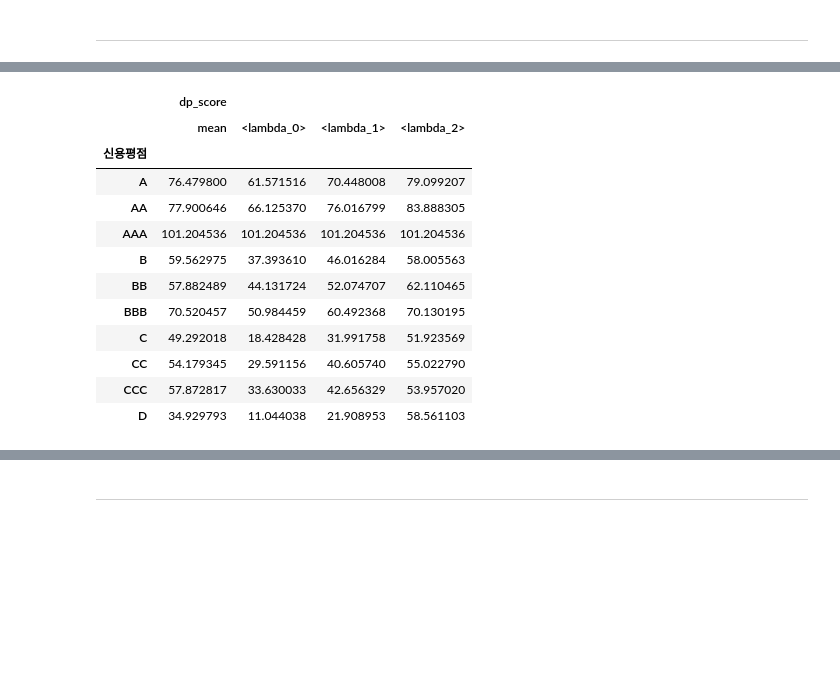
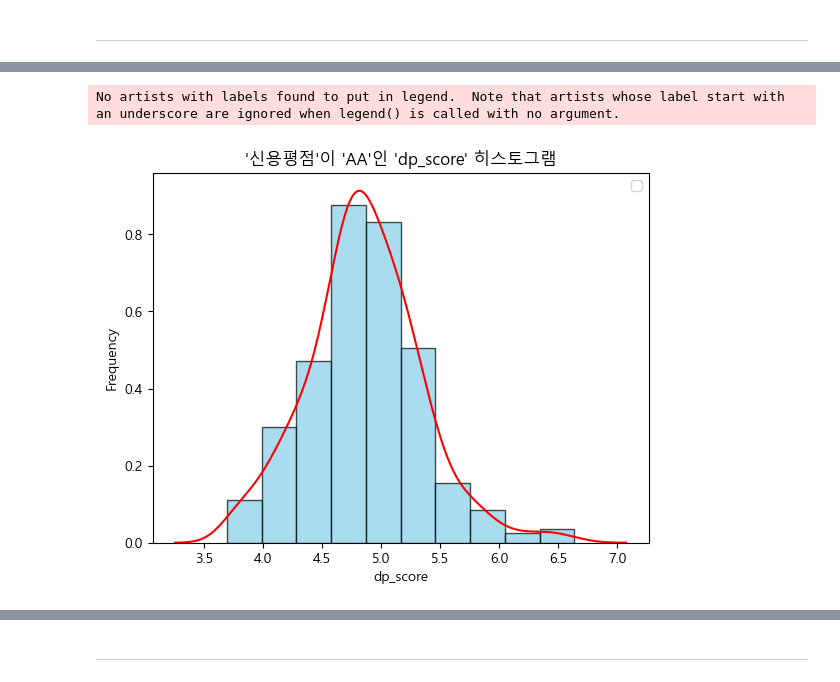
Before and after one commit to youngsang114/Project_2, a Jupyter notebook: 등급화/등급화_외감.ipynb, the cells around one changed output, grey strips where cells are left out. Saved outputs shown, nothing was run; the diff lists cells and outputs as text; code cells hidden in the pictures; blank space fills up the shorter version.

```diff
--- a/등급화/등급화_외감.ipynb
+++ b/등급화/등급화_외감.ipynb
@@ -24,0 +92,3 @@ df=df[['회사명', '거래소코드','유동자산회전률', '총자산대비
+# %%
+scaler=MinMaxScaler()
+df_등급화.iloc[:,2:12]=scaler.fit_transform(df_등급화.iloc[:,2:12])
@@ -24,0 +189,12 @@ df=df[['회사명', '거래소코드','유동자산회전률', '총자산대비
+# %%
+# 각 등급별로 1% 절사를 수행하는 함수 정의
+def trim_by_grade(group):
+    lower_bound = group['dp_score'].quantile(0.005)
+    upper_bound = group['dp_score'].quantile(0.995)
+    return group[(group['dp_score'] >= lower_bound) & (group['dp_score'] <= upper_bound)]
+
+# 등급별로 1% 절사 수행
+df_total_filtered_2 = df_등급화.groupby('신용평점').apply(trim_by_grade)
+# %%
+df_total_filtered_2.reset_index(drop=True, inplace=True)
+df_total_filtered_2[['dp_score','신용평점']].groupby('신용평점').mean().sort_values('dp_score',ascending=False).rename(columns={'dp_score':'dp_score_mean'})
@@ -106,16 +235,21 @@ df_등급화['default_probability'] = 1 / (1 + np.exp(-df_등급화['dp_score'])
-# %%
-df_등급화[['dp_score','신용평점']].groupby('신용평점').agg(['mean', lambda x: x.quantile(0.25), lambda x: x.quantile(0.5), lambda x: x.quantile(0.75)])
-# %% [output]
-|  | dp_score |  |  |  |
-|  | mean | <lambda_0> | <lambda_1> | <lambda_2> |
-| 신용평점 |  |  |  |  |
-| A | 76.479800 | 61.571516 | 70.448008 | 79.099207 |
-| AA | 77.900646 | 66.125370 | 76.016799 | 83.888305 |
-| AAA | 101.204536 | 101.204536 | 101.204536 | 101.204536 |
-| B | 59.562975 | 37.393610 | 46.016284 | 58.005563 |
-| BB | 57.882489 | 44.131724 | 52.074707 | 62.110465 |
-| BBB | 70.520457 | 50.984459 | 60.492368 | 70.130195 |
-| C | 49.292018 | 18.428428 | 31.991758 | 51.923569 |
-| CC | 54.179345 | 29.591156 | 40.605740 | 55.022790 |
-| CCC | 57.872817 | 33.630033 | 42.656329 | 53.957020 |
-| D | 34.929793 | 11.044038 | 21.908953 | 58.561103 |
+# %%
+# '신용평점'이 'A'인 행들의 'dp_score' 열 데이터를 가져옵니다.
+filtered_data = df_total_filtered_2[df_total_filtered_2['신용평점'] == 'AA']['dp_score']
+
+# 히스토그램 그리기
+plt.hist(filtered_data, bins=10, density=True, alpha=0.7, color='skyblue', edgecolor='black')
+
+# 확률밀도선 그리기
+sns.kdeplot(filtered_data, color='red')
+
+# 라벨 및 범례 추가
+plt.title("'신용평점'이 'AA'인 'dp_score' 히스토그램")
+plt.xlabel('dp_score')
+plt.ylabel("Frequency")
+plt.legend()
+
+# 그래프 출력
+plt.show()
+# %% [output]
+No artists with labels found to put in legend.  Note that artists whose label start with an underscore are ignored when legend() is called with no argument.
+[figure, added]
```
Also changed, not shown: parts of 38 cells of this notebook, 5 other files.
